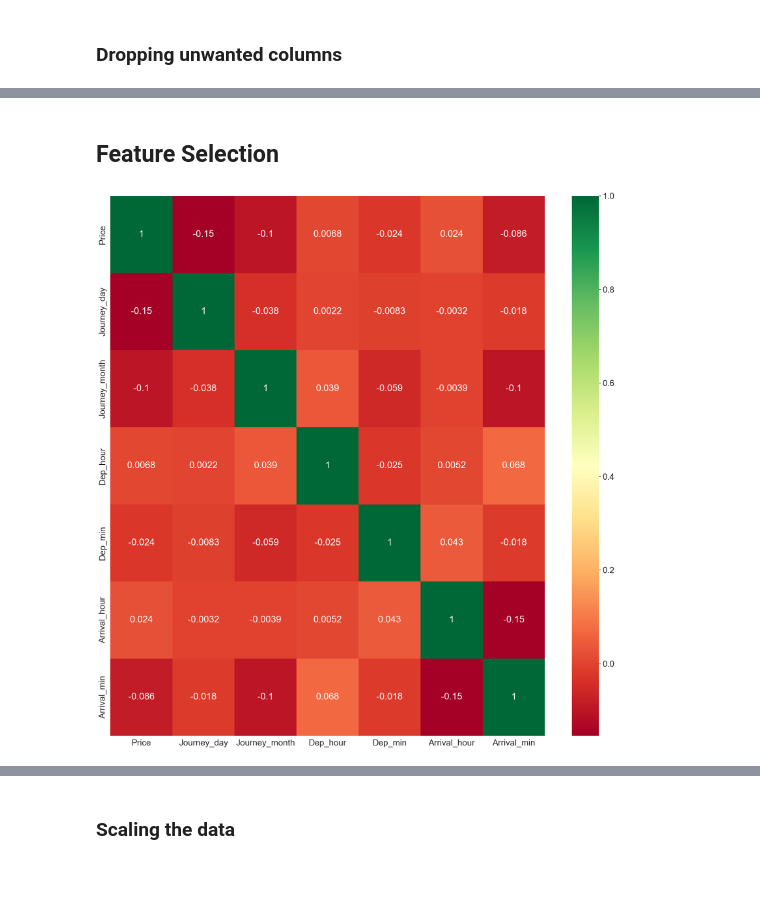
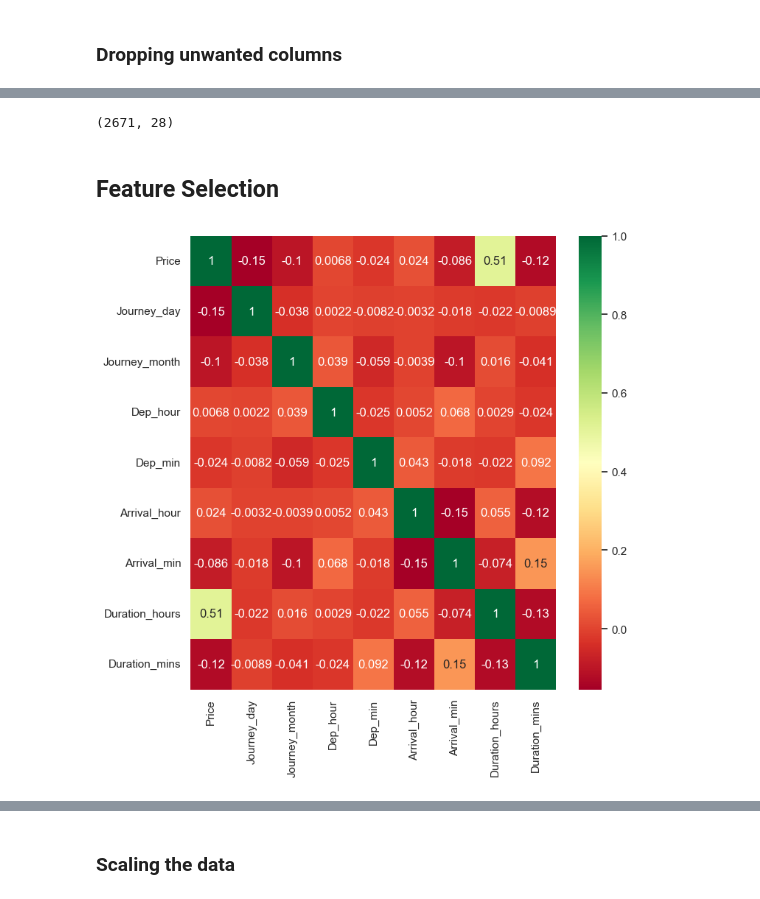
Before and after one commit to amirsohel059/Flight-Fare-Prediction, a Jupyter notebook: Flight Fare prediction 1025 .ipynb, the cells around one changed output, grey strips where cells are left out. Saved outputs shown, nothing was run; the diff lists cells and outputs as text; code cells hidden in the pictures.

```diff
--- a/Flight Fare prediction 1025 .ipynb
+++ b/Flight Fare prediction 1025 .ipynb
@@ -73,4 +70,4 @@ warnings.filterwarnings('ignore')
 # %% [markdown]
 ### Importing the dataset
 # %%
-data = pd.read_excel('Flight_Fare.xlsx')
+data = pd.read_excel('Data_Train.xlsx')
@@ -495,0 +426,2 @@ memory usage: 918.2+ KB
+# %%
+data.dropna(inplace=True)
@@ -563,5 +512,28 @@ data.head()
 | 2 | Jet Airways | Delhi | Cochin | DEL → LKO → BOM → COK | 19h | 2 stops | No info | 13882 | 9 | ... |
 | 3 | IndiGo | Kolkata | Banglore | CCU → NAG → BLR | 5h 25m | 1 stop | No info | 6218 | 12 | ... |
 | 4 | IndiGo | Banglore | New Delhi | BLR → NAG → DEL | 4h 45m | 1 stop | No info | 13302 | 1 | ... |
+# %%
+#Duration is nothing but difference between departure time and arrival time
+
+# Assigning and converting Duration column into list
+duration = list(data["Duration"])
+
+for i in range(len(duration)):
+    if len(duration[i].split()) != 2:    # Check if duration contains only hour or mins
+        if "h" in duration[i]:
+            duration[i] = duration[i].strip() + " 0m"   # Adds 0 minute
+        else:
+            duration[i] = "0h " + duration[i]           # Adds 0 hour
+
+duration_hours = []
+duration_mins = []
+for i in range(len(duration)):
+    duration_hours.append(int(duration[i].split(sep = "h")[0]))    # Extract hours from duration
+    duration_mins.append(int(duration[i].split(sep = "m")[0].split()[-1]))   # Extracts only minutes from duration
+# %%
+# Adding duration_hours and duration_mins list to train_data dataframe
+
+data["Duration_hours"] = duration_hours
+data["Duration_mins"] = duration_mins
 # %%
 data.drop(['Duration'],inplace=True,axis=1)
@@ -770,12 +866,16 @@ data_train.shape
+# %%
+data_test.shape
+# %% [output]
+(2671, 28)
 # %% [markdown]
 ## Feature Selection
 # %%
 # Finds correlation between Independent and dependent attributes
 
-plt.figure(figsize = (25,25))
+plt.figure(figsize = (8,8))
 sns.heatmap(data.corr(), annot = True, cmap = "RdYlGn")
 
 plt.show()
 # %% [output]
-[figure, old version]
+[figure, new version]
 # %%
```
Also changed, not shown: parts of 137 cells of this notebook.
